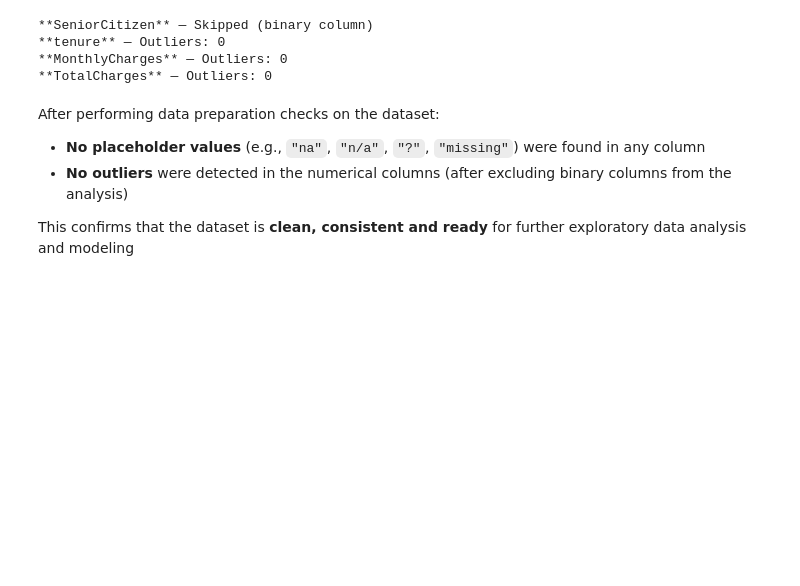
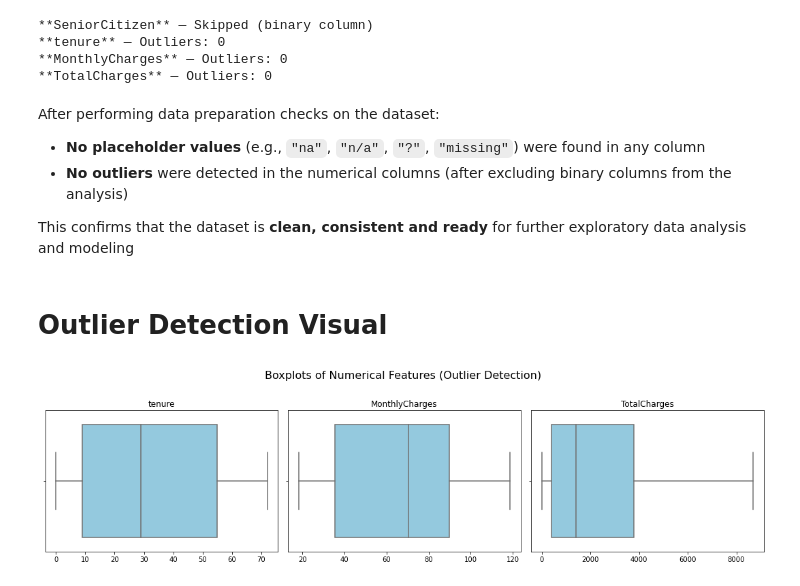
Before and after one commit to Harriet-ngomo/FUTURE_ML_02, a Jupyter notebook: index.ipynb, the cells around one changed output. Cells and saved outputs as stored; diff of their text form; code cells hidden in the pictures; blank space fills up the shorter version.

Commit message:
Outlier Detection BoxPlot

```diff
--- a/index.ipynb
+++ b/index.ipynb
@@ -415,3 +412,30 @@ After performing data preparation checks on the dataset:
 - **No outliers** were detected in the numerical columns (after excluding binary columns from the analysis)
 
 This confirms that the dataset is **clean, consistent and ready** for further exploratory data analysis and modeling
+# %% [markdown]
+# Outlier Detection Visual
+# %%
+# Plot boxplots for all numeric columns (excluding binary)
+def plot_outliers(df):
+    numeric_cols = df.select_dtypes(include=['number']).columns
+    non_binary_cols = [col for col in numeric_cols if df[col].nunique() > 2]
+
+    # Set figure size based on number of columns
+    n_cols = 3
+    n_rows = -(-len(non_binary_cols) // n_cols)  # ceiling division
+
+    plt.figure(figsize=(5 * n_cols, 4 * n_rows))
+    for i, col in enumerate(non_binary_cols, 1):
+        plt.subplot(n_rows, n_cols, i)
+        sns.boxplot(x=df[col], color='skyblue')
+        plt.title(col)
+        plt.xlabel("")
+
+    plt.suptitle("Boxplots of Numerical Features (Outlier Detection)", fontsize=16, y=1.02)
+    plt.tight_layout()
+    plt.show()
+
+# Call the plot function
+plot_outliers(df)
+# %% [output]
+[figure, added]
```
Also changed, not shown: parts of 2 cells of this notebook.
